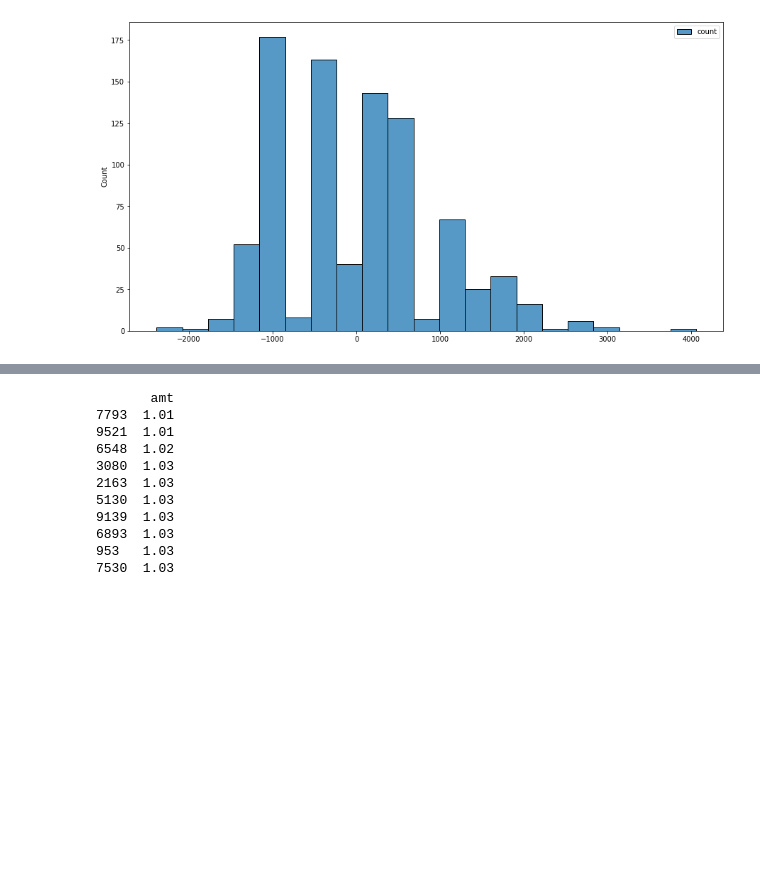
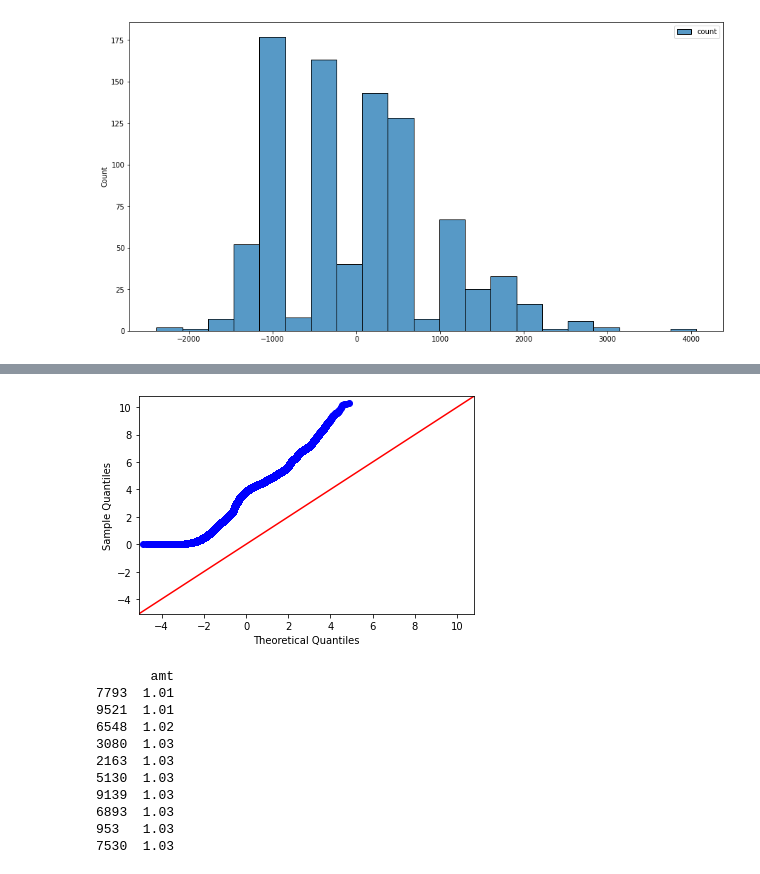
Before and after one commit to cwperks/eai6000_group5, a Jupyter notebook: week2/cperkins_week2_eda.ipynb, the cells around one changed output, grey strips where cells are left out. Saved outputs shown, nothing was run; the diff lists cells and outputs as text; code cells hidden in the pictures; blank space fills up the shorter version.

```diff
--- a/week2/cperkins_week2_eda.ipynb
+++ b/week2/cperkins_week2_eda.ipynb
@@ -133,3 +244,16 @@ sns.histplot(y - regr.predict(X))
 # %% [output]
 <AxesSubplot:ylabel='Count'>
 [figure]
+# %%
+# Use statsmodels to get predictive statistics
+
+import statsmodels.api as sm
+
+X = txn_counts_by_city_pop[['city_pop']]
+y = txn_counts_by_city_pop[['count']]
+
+X = sm.add_constant(X)
+model = sm.OLS(y, X)
+results = model.fit()
+print(results.summary())
+print(results.pvalues)
@@ -136,3 +283,14 @@ sns.histplot(y - regr.predict(X))
+# %%
+import numpy as np
+import statsmodels.api as sm
+import pylab
+
+test = fraud_df['log_amt']
+
+sm.qqplot(test, line='45')
+pylab.show()
+# %% [output]
+[figure, added]
 # %%
 from sklearn import datasets, linear_model
 import matplotlib.pyplot as plt
```
Also changed, not shown: parts of 15 cells of this notebook.
